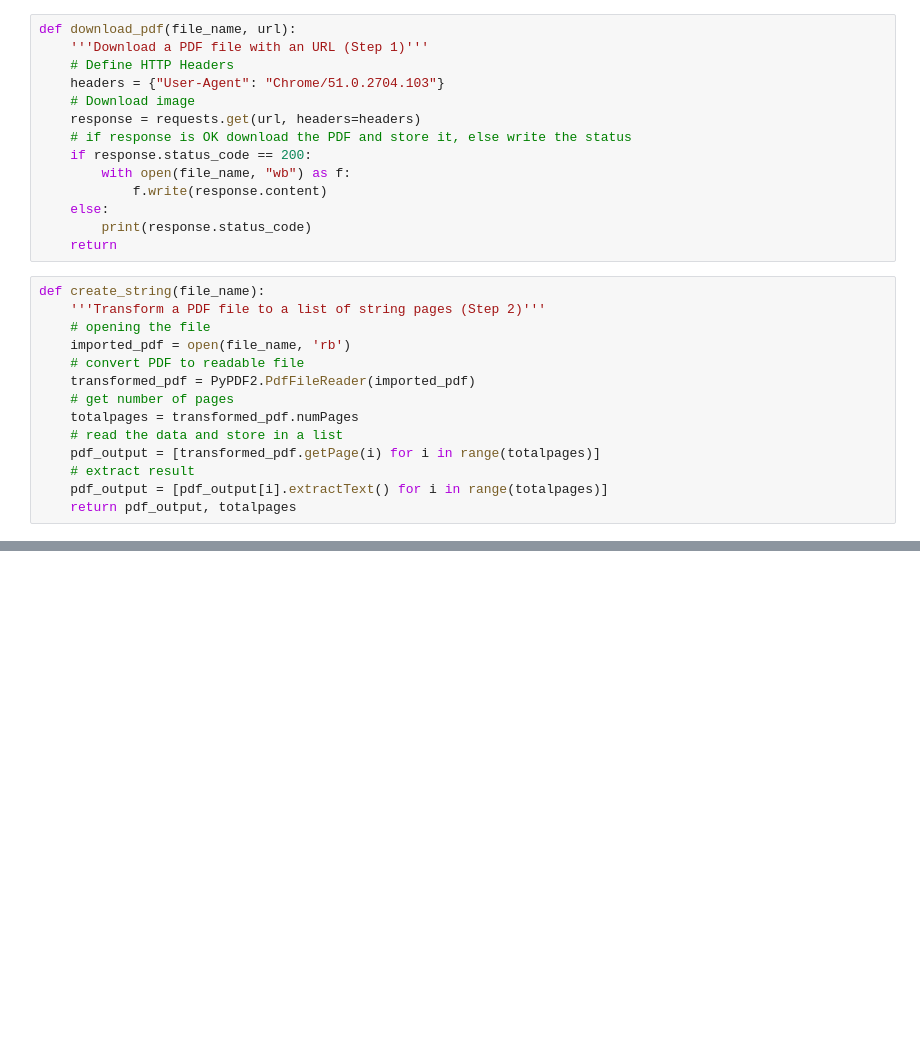
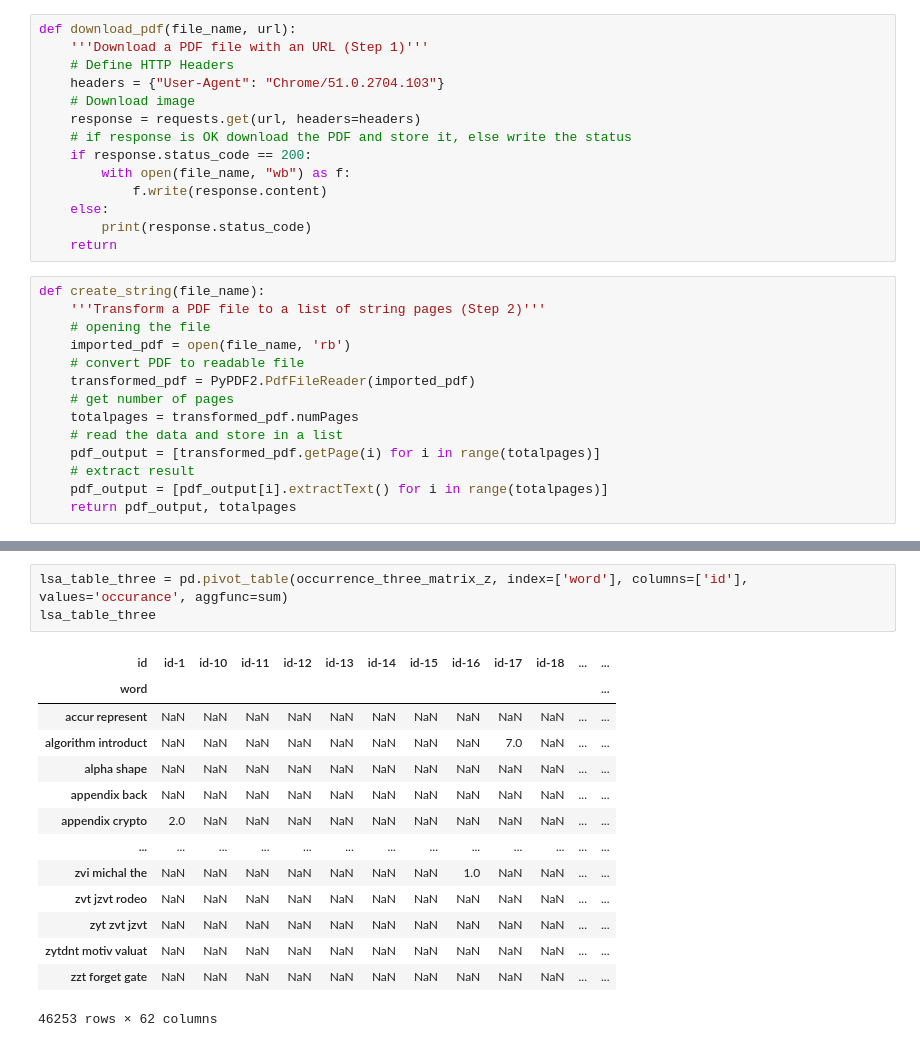
Before and after one commit to IvanKotik/Word-cloud-Search-engine-optimisation-, a Jupyter notebook: WIP-copulae-creator.ipynb, the cells around one changed output, grey strips where cells are left out. Saved outputs shown, nothing was run; the diff lists cells and outputs as text; blank space fills up the shorter version.

```diff
--- a/WIP-copulae-creator.ipynb
+++ b/WIP-copulae-creator.ipynb
@@ -299,0 +460,18 @@ IndexError: index 79 is out of bounds for axis 0 with size 79
+# %%
+lsa_table_three = pd.pivot_table(occurrence_three_matrix_z, index=['word'], columns=['id'], values='occurance', aggfunc=sum)
+lsa_table_three
+# %% [output]
+| id | id-1 | id-10 | id-11 | id-12 | id-13 | id-14 | id-15 | id-16 | id-17 | id-18 | ... | ... |
+| word |  |  |  |  |  |  |  |  |  |  |  | ... |
+| accur represent | NaN | NaN | NaN | NaN | NaN | NaN | NaN | NaN | NaN | NaN | ... | ... |
+| algorithm introduct | NaN | NaN | NaN | NaN | NaN | NaN | NaN | NaN | 7.0 | NaN | ... | ... |
+| alpha shape | NaN | NaN | NaN | NaN | NaN | NaN | NaN | NaN | NaN | NaN | ... | ... |
+| appendix back | NaN | NaN | NaN | NaN | NaN | NaN | NaN | NaN | NaN | NaN | ... | ... |
+| appendix crypto | 2.0 | NaN | NaN | NaN | NaN | NaN | NaN | NaN | NaN | NaN | ... | ... |
+| ... | ... | ... | ... | ... | ... | ... | ... | ... | ... | ... | ... | ... |
+| zvi michal the | NaN | NaN | NaN | NaN | NaN | NaN | NaN | 1.0 | NaN | NaN | ... | ... |
+| zvt jzvt rodeo | NaN | NaN | NaN | NaN | NaN | NaN | NaN | NaN | NaN | NaN | ... | ... |
+| zyt zvt jzvt | NaN | NaN | NaN | NaN | NaN | NaN | NaN | NaN | NaN | NaN | ... | ... |
+| zytdnt motiv valuat | NaN | NaN | NaN | NaN | NaN | NaN | NaN | NaN | NaN | NaN | ... | ... |
+| zzt forget gate | NaN | NaN | NaN | NaN | NaN | NaN | NaN | NaN | NaN | NaN | ... | ... |
+46253 rows × 62 columns
```
Also changed, not shown: parts of 22 cells of this notebook, 1 other file.
